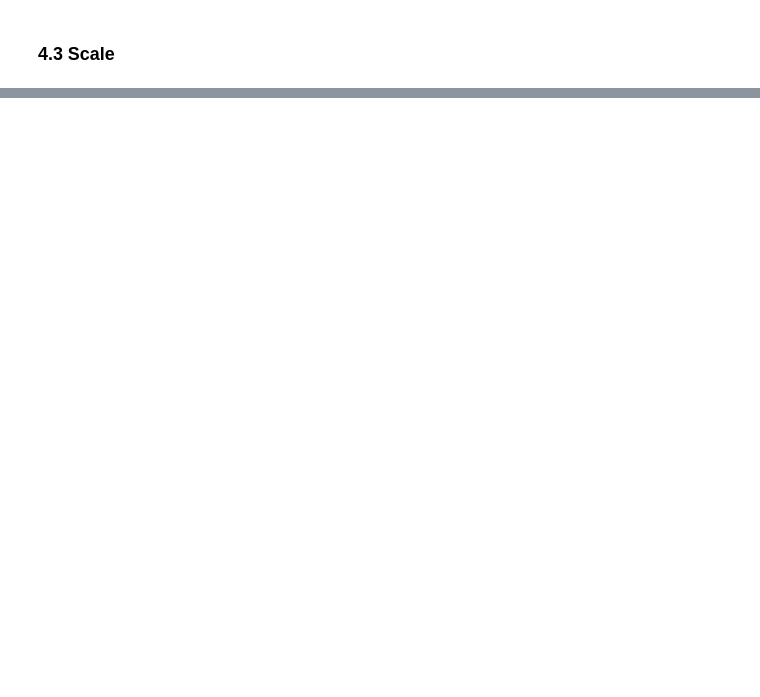
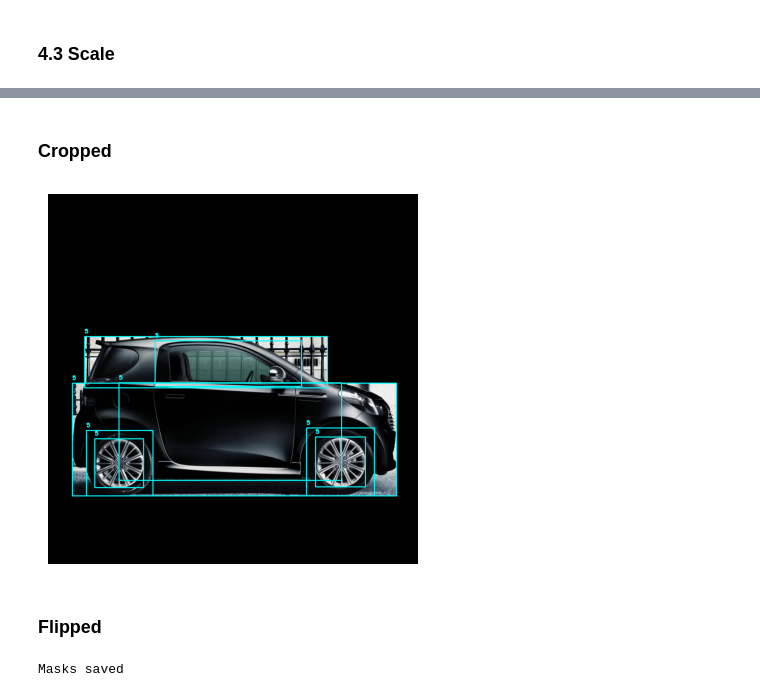
Before and after one commit to Tiazzo/Safety-System-Design, a Jupyter notebook: notebooks/preprocess.ipynb, the cells around one changed output, grey strips where cells are left out. Drawn from its saved outputs; the diff is of its cells as text; code cells hidden in the pictures; blank space fills up the shorter version.

```diff
--- a/notebooks/preprocess.ipynb
+++ b/notebooks/preprocess.ipynb
@@ -630,0 +903,25 @@ scale_all_images_and_labels(
+# %% [markdown]
+### Cropped
+# %%
+image_path = '../data/processed/cropped/images/A_Ast_01.jpg'
+image_label_path = '../data/processed/cropped/labels/A_Ast_01.txt'
+
+bounding_boxes = []
+with open(image_label_path, 'r') as file:
+    for line in file:
+        class_id, x_center, y_center, width, height = line.strip().split()
+        bounding_boxes.append([int(class_id), float(x_center), float(y_center), float(width), float(height)])
+
+draw_bounding_box(image_path, bounding_boxes)
+# %% [output]
+[figure, added]
+# %% [markdown]
+### Flipped
+# %%
+json_flipped_labels_dir = "../data/processed/flipped/json_labels"
+output_flipped_mask_dir = "../data/processed/flipped/masks"
+
+# Create masks from JSON labels
+create_masks(json_flipped_labels_dir, output_flipped_mask_dir)
+# %% [output]
+Masks saved
```
Also changed, not shown: parts of 39 cells of this notebook, 1 other file.
